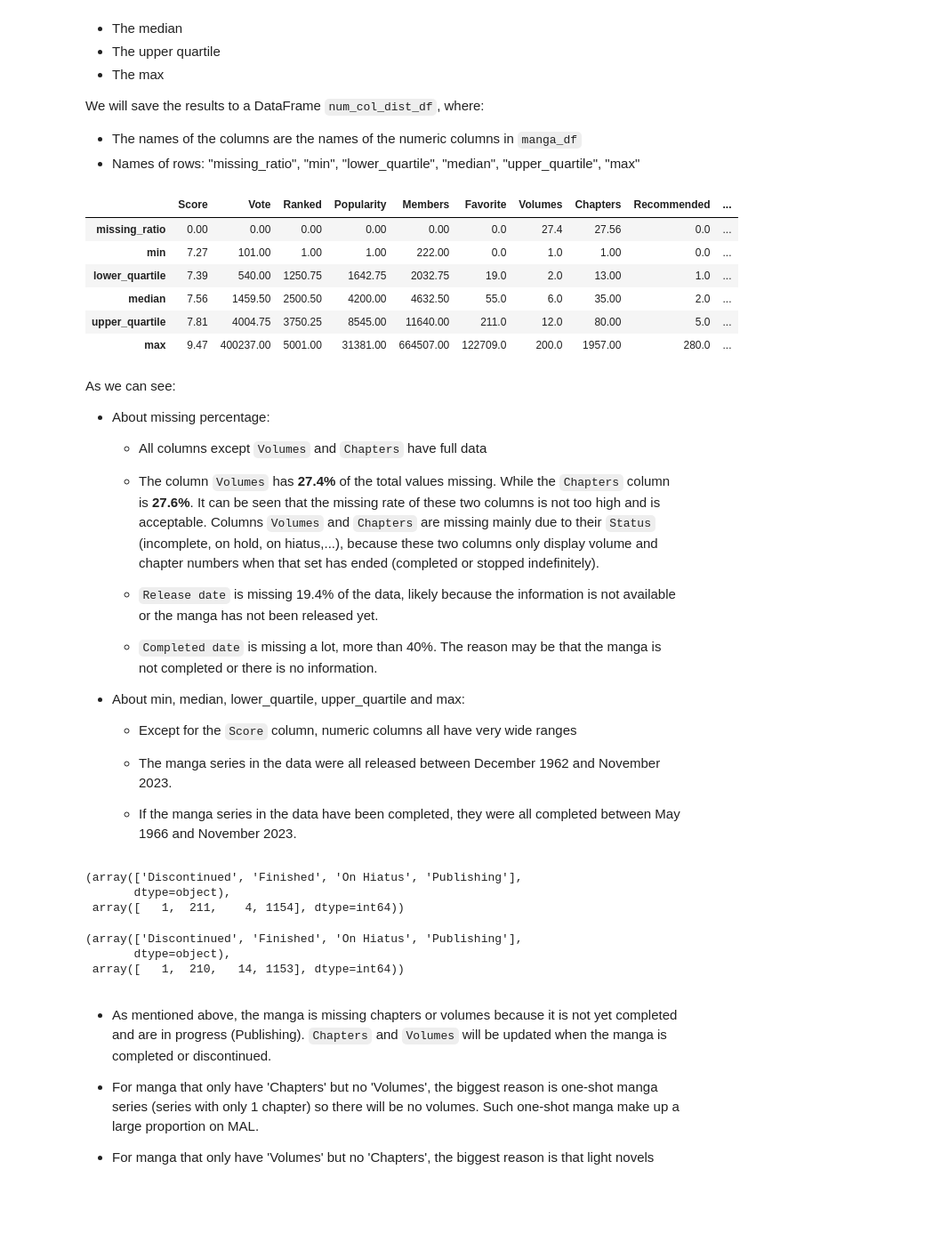
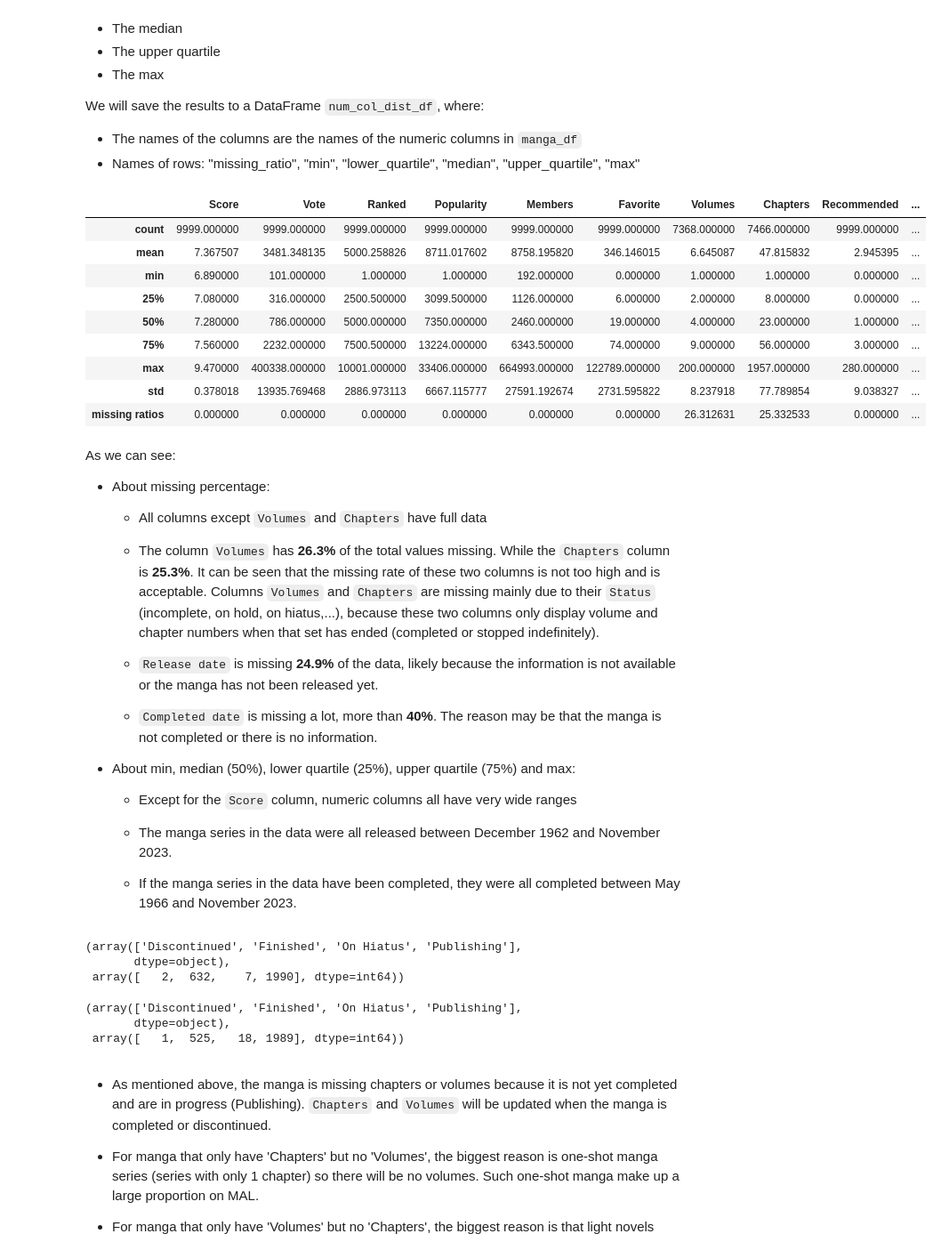
Before and after one commit to duongtruongbinh/IntroDS_FinalProject, a Jupyter notebook: src/Data_Exploration_and_PreProcessing.ipynb, the cells around one changed output. Shown at 89% size. Cells and saved outputs as stored; diff of their text form; code cells hidden in the pictures; blank space fills up the shorter version.

Commit message:
update Data_Exploration_and_PreProcessing and Asking_Questions

```diff
--- a/src/Data_Exploration_and_PreProcessing.ipynb
+++ b/src/Data_Exploration_and_PreProcessing.ipynb
@@ -23,5 +35,5 @@ pd.options.mode.chained_assignment = None
 # %%
-manga_df = pd.read_csv('../data/comic.csv')
+manga_df = pd.read_csv('../data/raw_comic.csv')
 # %%
 manga_df.head()
 # %% [output]
@@ -240,6 +251,8 @@ manga_df[check].dtypes
 Release date      datetime64[ns]
 Completed date    datetime64[ns]
 dtype: object
+# %%
+manga_df['Time from release'] = datetime.now() - manga_df['Release date']
 # %% [markdown]
 Finally, converting the data type of the columns to **string**
 # %%
@@ -303,40 +317,36 @@ We will save the results to a DataFrame `num_col_dist_df`, where:
 # %%
 num_col_dist_df = manga_df[['Score','Vote','Ranked','Popularity','Members','Favorite','Volumes','Chapters','Recommended','Mixed Feelings','Not Recommended', 'Release date', 'Completed date']]
 
-def missing_ratio(s):
-    return (s.isna().mean() * 100)
+missing_percentage = num_col_dist_df.isna().mean() * 100
 
-def median(df):
-    return (df.quantile(0.5))
+num_col_dist_df = num_col_dist_df.describe(percentiles=[.25, .5, .75])
 
-def lower_quartile(df):
-    return (df.quantile(0.25))
+num_col_dist_df.loc['missing ratios'] = missing_percentage
 
-def upper_quartile(df):
-    return (df.quantile(0.75))
-
-num_col_dist_df = num_col_dist_df.agg([missing_ratio, "min", lower_quartile, median, upper_quartile, "max"])
 num_col_dist_df
 # %% [output]
 |  | Score | Vote | Ranked | Popularity | Members | Favorite | Volumes | Chapters | Recommended | ... |
-| missing_ratio | 0.00 | 0.00 | 0.00 | 0.00 | 0.00 | 0.0 | 27.4 | 27.56 | 0.0 | ... |
-| min | 7.27 | 101.00 | 1.00 | 1.00 | 222.00 | 0.0 | 1.0 | 1.00 | 0.0 | ... |
-| lower_quartile | 7.39 | 540.00 | 1250.75 | 1642.75 | 2032.75 | 19.0 | 2.0 | 13.00 | 1.0 | ... |
-| median | 7.56 | 1459.50 | 2500.50 | 4200.00 | 4632.50 | 55.0 | 6.0 | 35.00 | 2.0 | ... |
-| upper_quartile | 7.81 | 4004.75 | 3750.25 | 8545.00 | 11640.00 | 211.0 | 12.0 | 80.00 | 5.0 | ... |
-| max | 9.47 | 400237.00 | 5001.00 | 31381.00 | 664507.00 | 122709.0 | 200.0 | 1957.00 | 280.0 | ... |
+| count | 9999.000000 | 9999.000000 | 9999.000000 | 9999.000000 | 9999.000000 | 9999.000000 | 7368.000000 | 7466.000000 | 9999.000000 | ... |
+| mean | 7.367507 | 3481.348135 | 5000.258826 | 8711.017602 | 8758.195820 | 346.146015 | 6.645087 | 47.815832 | 2.945395 | ... |
+| min | 6.890000 | 101.000000 | 1.000000 | 1.000000 | 192.000000 | 0.000000 | 1.000000 | 1.000000 | 0.000000 | ... |
+| 25% | 7.080000 | 316.000000 | 2500.500000 | 3099.500000 | 1126.000000 | 6.000000 | 2.000000 | 8.000000 | 0.000000 | ... |
+| 50% | 7.280000 | 786.000000 | 5000.000000 | 7350.000000 | 2460.000000 | 19.000000 | 4.000000 | 23.000000 | 1.000000 | ... |
+| 75% | 7.560000 | 2232.000000 | 7500.500000 | 13224.000000 | 6343.500000 | 74.000000 | 9.000000 | 56.000000 | 3.000000 | ... |
+| max | 9.470000 | 400338.000000 | 10001.000000 | 33406.000000 | 664993.000000 | 122789.000000 | 200.000000 | 1957.000000 | 280.000000 | ... |
+| std | 0.378018 | 13935.769468 | 2886.973113 | 6667.115777 | 27591.192674 | 2731.595822 | 8.237918 | 77.789854 | 9.038327 | ... |
+| missing ratios | 0.000000 | 0.000000 | 0.000000 | 0.000000 | 0.000000 | 0.000000 | 26.312631 | 25.332533 | 0.000000 | ... |
 # %% [markdown]
 As we can see:
 + About missing percentage:
     + All columns except `Volumes` and `Chapters` have full data
 
-    + The column `Volumes` has **27.4%** of the total values missing. While the `Chapters` column is **27.6%**. It can be seen that the missing rate of these two columns is not too high and is acceptable. Columns `Volumes` and `Chapters` are missing mainly due to their `Status` (incomplete, on hold, on hiatus,...), because these two columns only display volume and chapter numbers when that set has ended (completed or stopped indefinitely).
+    + The column `Volumes` has **26.3%** of the total values missing. While the `Chapters` column is **25.3%**. It can be seen that the missing rate of these two columns is not too high and is acceptable. Columns `Volumes` and `Chapters` are missing mainly due to their `Status` (incomplete, on hold, on hiatus,...), because these two columns only display volume and chapter numbers when that set has ended (completed or stopped indefinitely).
 
-    + `Release date` is missing 19.4% of the data, likely because the information is not available or the manga has not been released yet.
+    + `Release date` is missing **24.9%** of the data, likely because the information is not available or the manga has not been released yet.
 
-     + `Completed date` is missing a lot, more than 40%. The reason may be that the manga is not completed or there is no information.
+     + `Completed date` is missing a lot, more than **40%**. The reason may be that the manga is not completed or there is no information.
 
-+ About min, median, lower_quartile, upper_quartile and max:
++ About min, median (50%), lower quartile (25%), upper quartile (75%) and max:
      + Except for the `Score` column, numeric columns all have very wide ranges
 
      + The manga series in the data were all released between December 1962 and November 2023.
@@ -348,14 +358,14 @@ np.unique(manga_df['Status'][manga_df['Volumes'].isna()], return_counts=True)
 # %% [output]
 (array(['Discontinued', 'Finished', 'On Hiatus', 'Publishing'],
        dtype=object),
- array([   1,  211,    4, 1154], dtype=int64))
+ array([   2,  632,    7, 1990], dtype=int64))
 # %%
 # Missing manga chapter number column grouped by status
 np.unique(manga_df['Status'][manga_df['Chapters'].isna()], return_counts=True)
 # %% [output]
 (array(['Discontinued', 'Finished', 'On Hiatus', 'Publishing'],
        dtype=object),
- array([   1,  210,   14, 1153], dtype=int64))
+ array([   1,  525,   18, 1989], dtype=int64))
 # %% [markdown]
 + As mentioned above, the manga is missing chapters or volumes because it is not yet completed and are in progress (Publishing). `Chapters` and `Volumes` will be updated when the manga is completed or discontinued.
 
```
Also changed, not shown: parts of 41 cells of this notebook, 2 other files.
